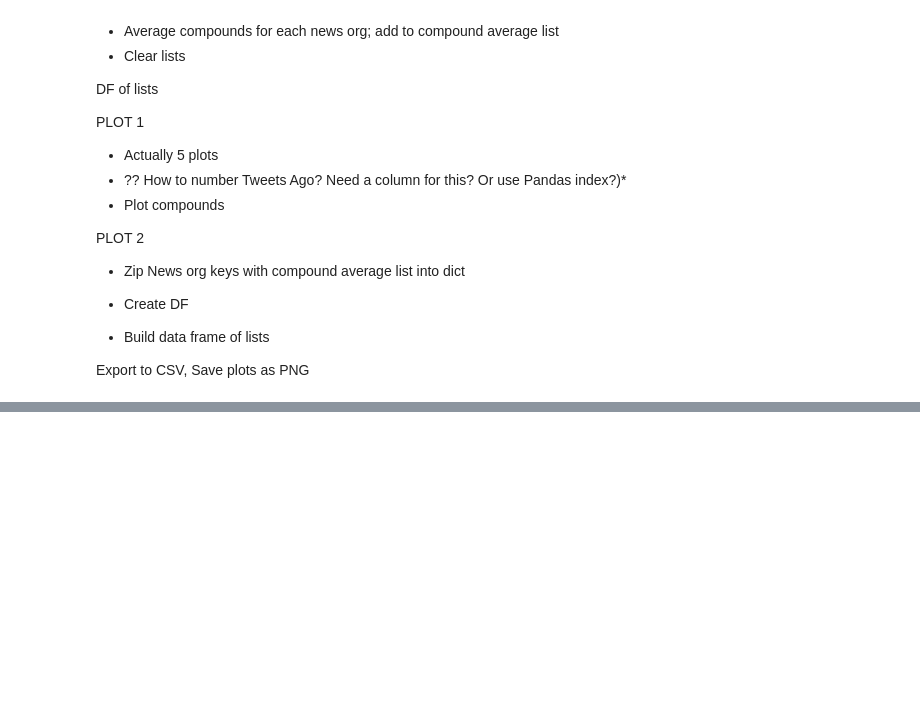
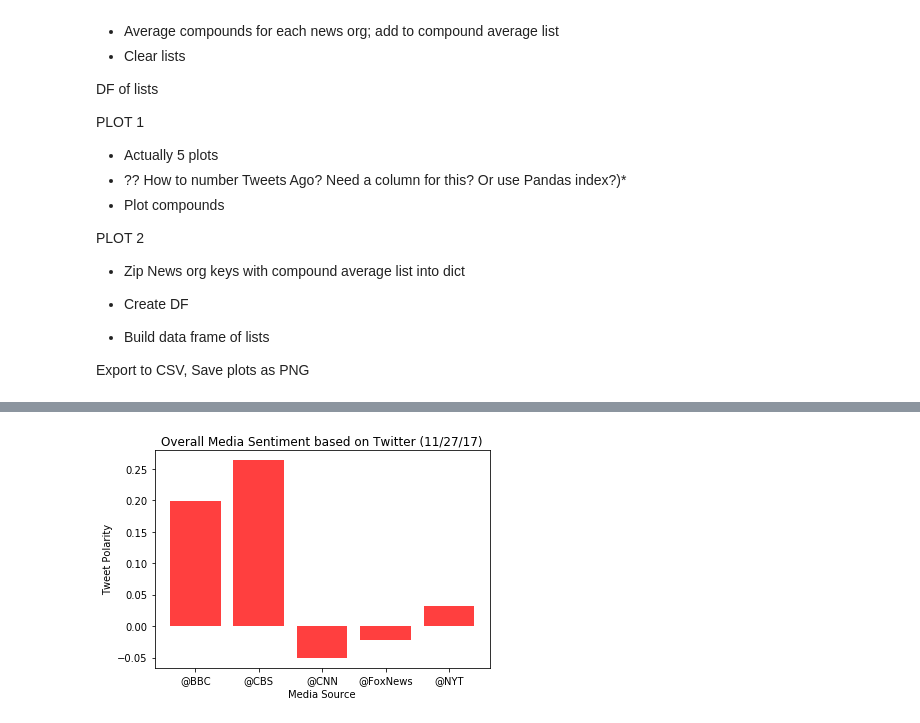
Before and after one commit to caelanosullivan/Twitter-Sentiment, a Jupyter notebook: news-org-tweets.ipynb, the cells around one changed output, grey strips where cells are left out. Drawn from its saved outputs; the diff is of its cells as text; code cells hidden in the pictures; blank space fills up the shorter version.

```diff
--- a/news-org-tweets.ipynb
+++ b/news-org-tweets.ipynb
@@ -257,0 +267,19 @@ compounds_df
+# %%
+## Try again without a new dataframe
+
+# Set x axis and tick locations
+x_axis = np.arange(sentiments_pd["News Org"].nunique())
+tick_locations = [value+0.4 for value in x_axis]
+
+# Set title and axis labels
+plt.title(f'Overall Media Sentiment based on Twitter ({now})')
+plt.xlabel("Media Source")
+plt.ylabel("Tweet Polarity")
+
+# Create bar chart
+plt.bar(x_axis, sentiments_pd.groupby("News Org").mean()["Compound"], color='r', alpha=0.5, align="edge")
+plt.xticks(tick_locations, sentiments_pd["News Org"].unique())
+
+plt.show()
+# %% [output]
+[figure, added]
```
Also changed, not shown: parts of 9 cells of this notebook.
